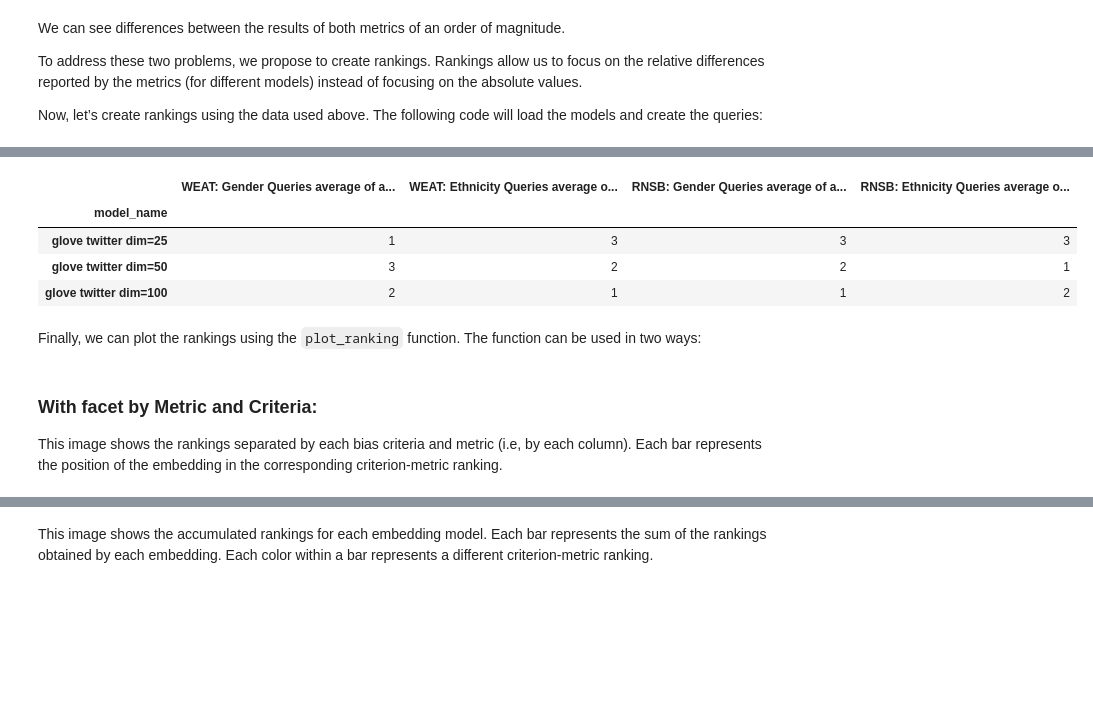
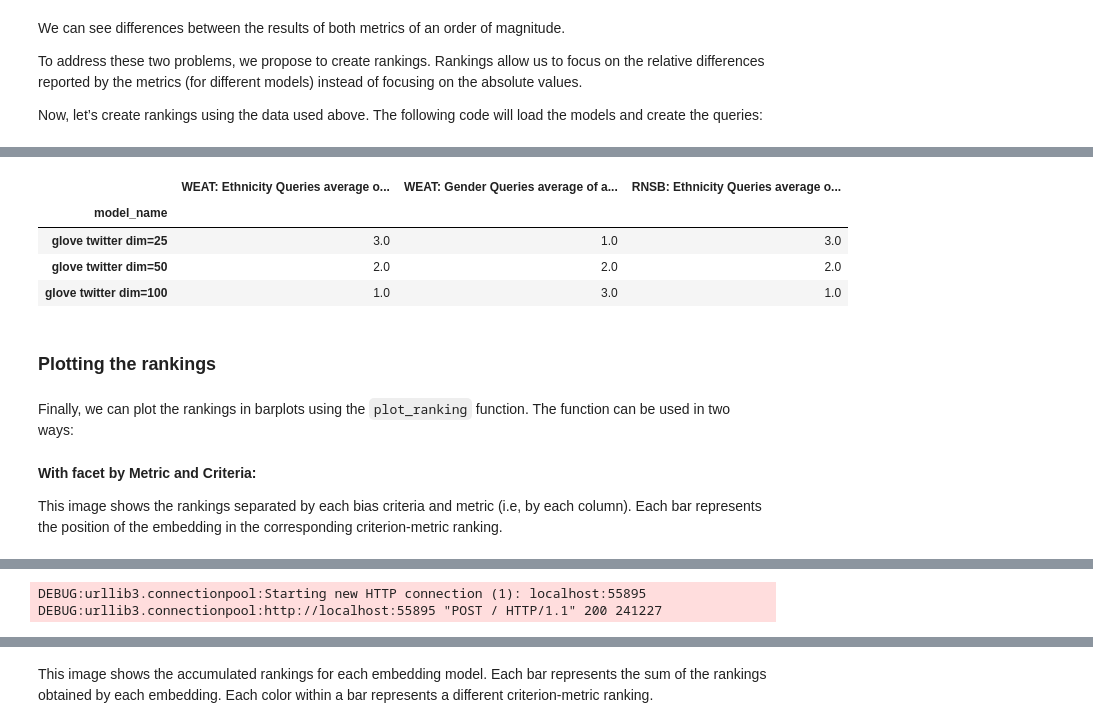
Before and after one commit to dccuchile/wefe, a Jupyter notebook: examples/User_Guide.ipynb, the cells around one changed output, grey strips where cells are left out. Drawn from its saved outputs; the diff is of its cells as text; code cells hidden in the pictures; blank space fills up the shorter version.

```diff
--- a/examples/User_Guide.ipynb
+++ b/examples/User_Guide.ipynb
@@ -75,11 +195,11 @@ import gensim.downloader as api
 
 Load three different Glove Twitter embedding models. These models were trained using the same dataset varying the number of embedding dimensions.
 # %%
-model_1 = (api.load('glove-twitter-25'),
+model_1 = WordEmbeddingModel(api.load('glove-twitter-25'),
                              'glove twitter dim=25')
-model_2 = (api.load('glove-twitter-50'),
+model_2 = WordEmbeddingModel(api.load('glove-twitter-50'),
                              'glove twitter dim=50')
-model_3 = (api.load('glove-twitter-100'),
+model_3 = WordEmbeddingModel(api.load('glove-twitter-100'),
                              'glove twitter dim=100')
 
 models = [model_1, model_2, model_3]
@@ -374,15 +609,23 @@ WEAT_ethnicity_results = run_queries(WEAT,
 # %%
 # Run the queries using RNSB
-RNSB_gender_results = run_queries(RNSB,
-                                  gender_queries,
-                                  models,
-                                  aggregate_results=True,
-                                  return_only_aggregation=True,
-                                  queries_set_name='Gender Queries')
+RNSB_gender_results = run_queries(
+    RNSB,
+    gender_queries,
+    models,
+    metric_params={'preprocessor_args': {
+        'lowercase': True
+    }},
+    aggregate_results=True,
+    return_only_aggregation=True,
+    queries_set_name='Gender Queries')
 
-RNSB_ethnicity_results = run_queries(RNSB,
-                                     ethnicity_queries,
-                                     models,
-                                     aggregate_results=True,
-                                     return_only_aggregation=True,
-                                     queries_set_name='Ethnicity Queries')
+RNSB_ethnicity_results = run_queries(
+    RNSB,
+    ethnicity_queries,
+    models,
+    metric_params={'preprocessor_args': {
+        'lowercase': True
+    }},
+    aggregate_results=True,
+    return_only_aggregation=True,
+    queries_set_name='Ethnicity Queries')
@@ -391,20 +666,21 @@ To create the ranking we’ll use the `create_ranking` function. This function t
 # %%
-ranking = create_ranking([
-    WEAT_gender_results, WEAT_ethnicity_results, RNSB_gender_results,
-    RNSB_ethnicity_results
+ethnicity_ranking = create_ranking([
+    WEAT_ethnicity_results, WEAT_EZ_gender_results, RNSB_ethnicity_results
 ])
 
-ranking
+ethnicity_ranking
 # %% [output]
-|  | WEAT: Gender Queries average of a... | WEAT: Ethnicity Queries average o... | RNSB: Gender Queries average of a... | RNSB: Ethnicity Queries average o... |
-| model_name |  |  |  |  |
-| glove twitter dim=25 | 1 | 3 | 3 | 3 |
-| glove twitter dim=50 | 3 | 2 | 2 | 1 |
-| glove twitter dim=100 | 2 | 1 | 1 | 2 |
+|  | WEAT: Ethnicity Queries average o... | WEAT: Gender Queries average of a... | RNSB: Ethnicity Queries average o... |
+| model_name |  |  |  |
+| glove twitter dim=25 | 3.0 | 1.0 | 3.0 |
+| glove twitter dim=50 | 2.0 | 2.0 | 2.0 |
+| glove twitter dim=100 | 1.0 | 3.0 | 1.0 |
+# %% [markdown]
+### Plotting the rankings
 # %% [markdown]
-Finally, we can plot the rankings using the `plot_ranking` function. The function can be used in two ways:
+Finally, we can plot the rankings in barplots using the `plot_ranking` function. The function can be used in two ways:
 # %% [markdown]
-### With facet by Metric and Criteria:
+**With facet by Metric and Criteria:**
 
 This image shows the rankings separated by each bias criteria and metric (i.e, by each column). Each bar represents the position of the embedding in the corresponding criterion-metric ranking.
 # %%
@@ -412,3 +688,8 @@ plot_ranking(ranking, use_metric_as_facet=True)
 # %% [output]
 [interactive output not drawn]
+# %%
+plot_ranking(ethnicity_ranking, use_metric_as_facet=True)
+# %% [output]
+DEBUG:urllib3.connectionpool:Starting new HTTP connection (1): localhost:55895
+DEBUG:urllib3.connectionpool:http://localhost:55895 "POST / HTTP/1.1" 200 241227
 # %% [markdown]
```
Also changed, not shown: parts of 65 cells of this notebook, 17 other files.
